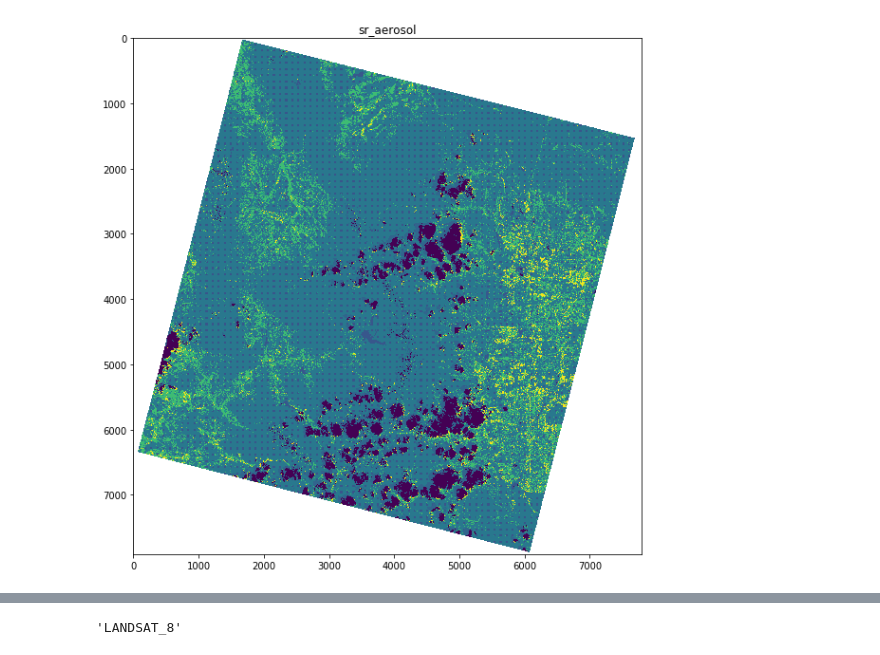
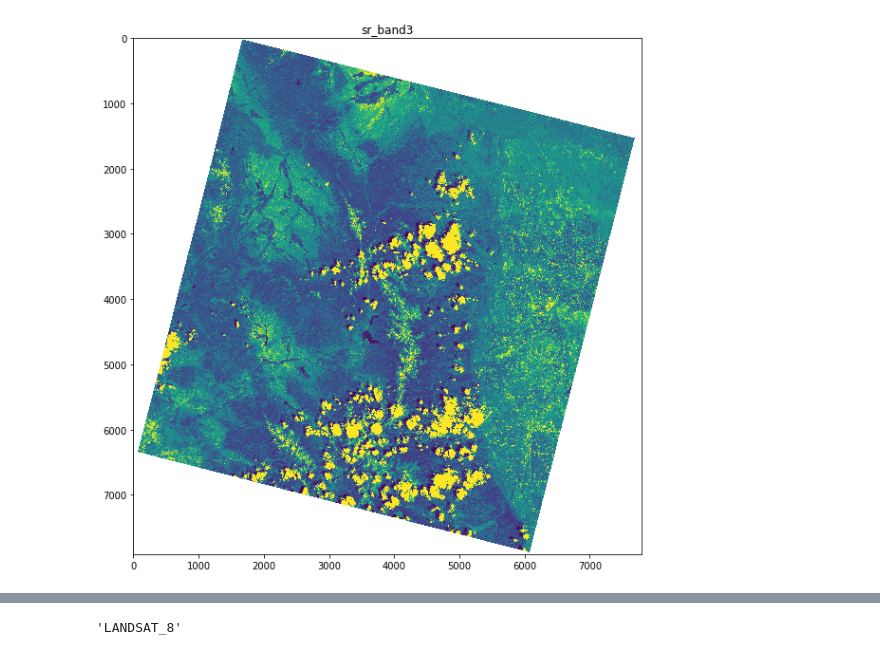
Before and after one commit to OpenGeoVis/espatools, a Jupyter notebook: Example.ipynb, the cells around one changed output, grey strips where cells are left out. Saved outputs shown, nothing was run; the diff lists cells and outputs as text; code cells hidden in the pictures.

```diff
--- a/Example.ipynb
+++ b/Example.ipynb
@@ -38,11 +38,11 @@ int32
 # %%
-b = bands.get('sr_aerosol')
+b = bands.get('sr_band3')
 
 plt.figure(figsize=(10,10))
-plt.imshow(b.data)
+plt.imshow(b.data, vmin=0., vmax=2000)
 plt.title(b.name)
 plt.savefig('aer.png')
 plt.show()
 # %% [output]
-[figure, old version]
+[figure, new version]
 # %%
```
Also changed, not shown: parts of 7 cells of this notebook, 4 other files.
